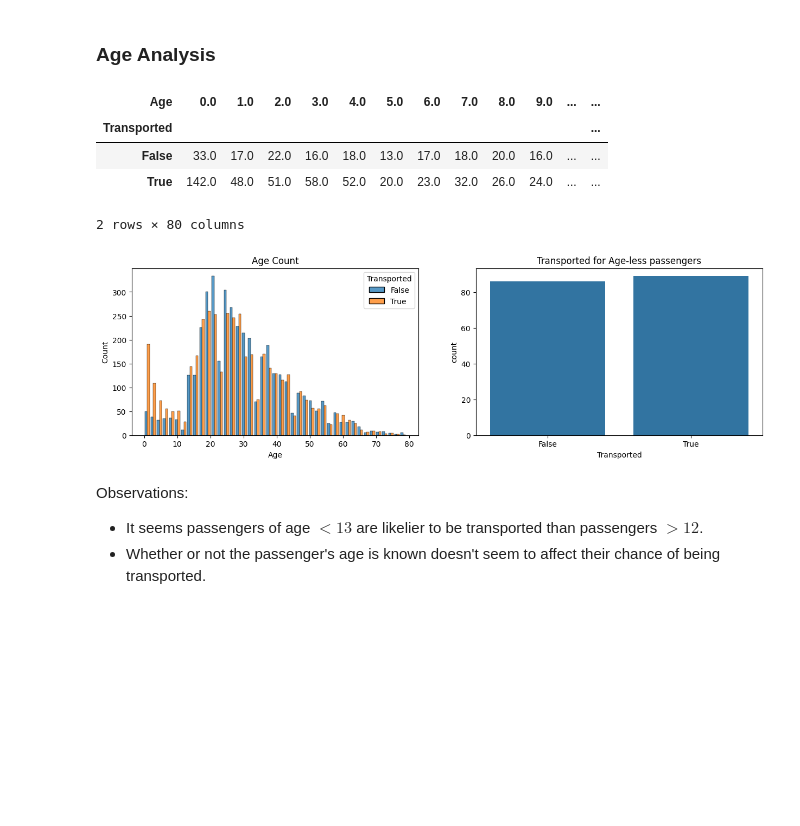
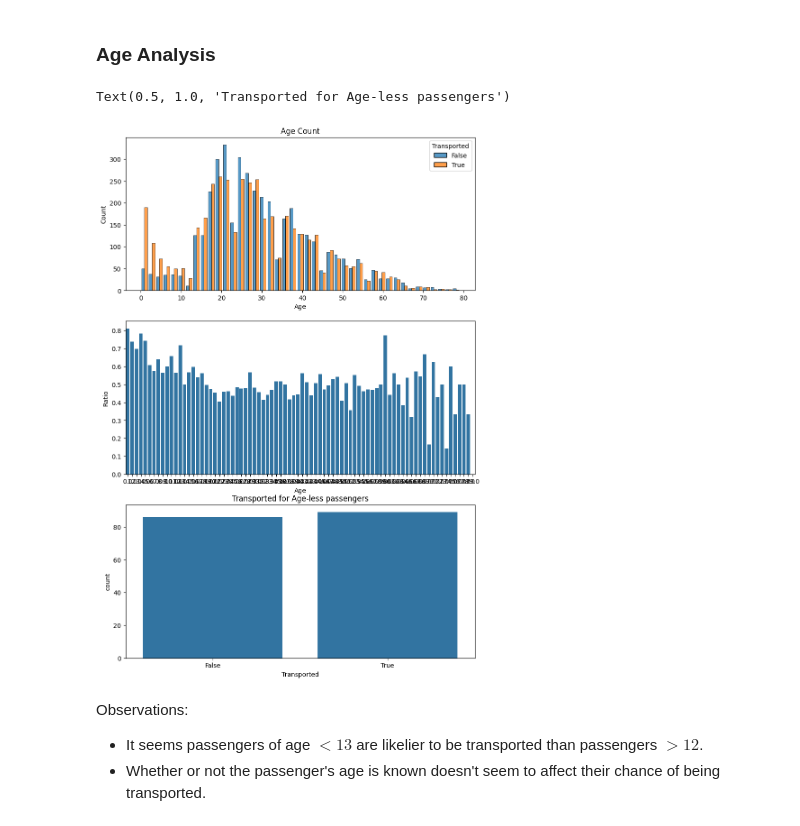
Before and after one commit to slothman3878/spaceship-titanic, a Jupyter notebook: main.ipynb, the cells around one changed output. Saved outputs shown, nothing was run; the diff lists cells and outputs as text; code cells hidden in the pictures; blank space fills up the shorter version.

```diff
--- a/main.ipynb
+++ b/main.ipynb
@@ -332,22 +332,20 @@ sns.countplot(data=dataset_df, x='Group_size', hue='Transported', ax=ax)
 # %% [markdown]
 ### Age Analysis
 # %%
-fig, ax = plt.subplots(1,2)
-fig.set_size_inches(15, 4)
-sns.countplot(data=dataset_df.loc[dataset_df.Age.isna()], x='Transported', ax=ax[1])
-ax[1].set_title('Transported for Age-less passengers')
+fig, ax = plt.subplots(3,1)
+fig.set_size_inches(10, 15)
 sns.histplot(data=dataset_df.dropna(subset=['Age']), x='Age', hue='Transported', multiple='dodge', shrink=.8, ax=ax[0])
 ax[0].set_title('Age Count')
 
-table = pd.pivot_table(data=dataset_df.dropna(subset=['Age']), index=['Transported'], columns=['Age'], aggfunc='size')
-table
+table = pd.pivot_table(data=dataset_df.dropna(subset=['Age']), index=['Age'], columns=['Transported'], aggfunc='size')
+table['Ratio'] = table[True] / (table[False] + table[True])
+sns.barplot(data=table, x='Age', y='Ratio', ax=ax[1])
+
+sns.countplot(data=dataset_df.loc[dataset_df.Age.isna()], x='Transported', ax=ax[2])
+ax[2].set_title('Transported for Age-less passengers')
 # %% [output]
-| Age | 0.0 | 1.0 | 2.0 | 3.0 | 4.0 | 5.0 | 6.0 | 7.0 | 8.0 | 9.0 | ... | ... |
-| Transported |  |  |  |  |  |  |  |  |  |  |  | ... |
-| False | 33.0 | 17.0 | 22.0 | 16.0 | 18.0 | 13.0 | 17.0 | 18.0 | 20.0 | 16.0 | ... | ... |
-| True | 142.0 | 48.0 | 51.0 | 58.0 | 52.0 | 20.0 | 23.0 | 32.0 | 26.0 | 24.0 | ... | ... |
-2 rows × 80 columns
+Text(0.5, 1.0, 'Transported for Age-less passengers')
-[figure, old version]
+[figure, new version]
 # %% [markdown]
 Observations:
 - It seems passengers of age $\lt 13$ are likelier to be transported than passengers $\gt 12$.
```
